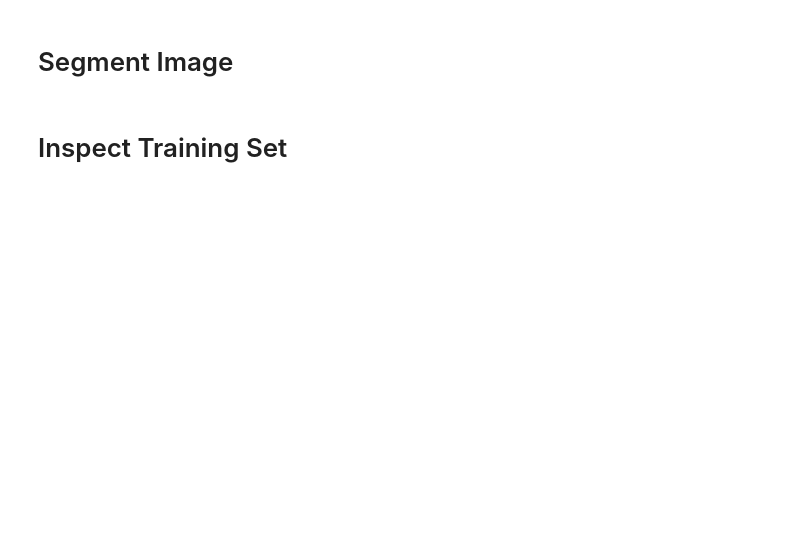
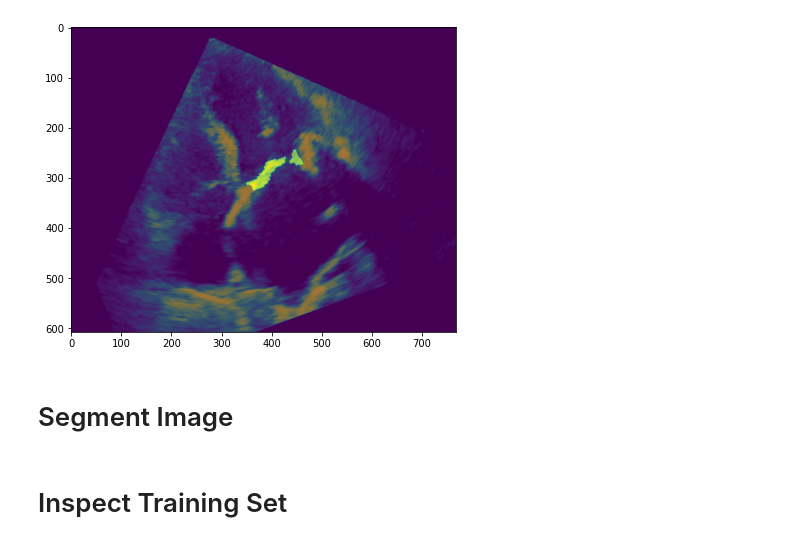
Before and after one commit to smueksch/advanced-machine-learning-tasks, a Jupyter notebook: task-3/u-net/u-net.ipynb, the cells around one changed output. Saved outputs shown, nothing was run; the diff lists cells and outputs as text; code cells hidden in the pictures; blank space fills up the shorter version.

```diff
--- a/task-3/u-net/u-net.ipynb
+++ b/task-3/u-net/u-net.ipynb
@@ -27,0 +306,3 @@ data_dir = os.path.join(os.pardir, 'data')
+# %%
+augmented_expert_train = load_zipped_pickle(os.path.join(os.pardir, 'data', 'augmented-expert-train.pkl'))
+augmented_expert_train
@@ -28,3 +327,19 @@ data_dir = os.path.join(os.pardir, 'data')
+# %%
+sample = 217
+fig, ax = plt.subplots(1, 1, figsize=(6,6))
+
+visualize_segmentation(
+    ax,
+    augmented_expert_train[sample]['frame'].numpy()[0,:,:],
+    augmented_expert_train[sample]['label'].numpy(),
+    segmentation_opacity=0.5
+)
+#ax.imshow(augmented_expert_train[sample]['box'].numpy(), alpha=0.25)
+
+plt.tight_layout()
+plt.show()
+# %% [output]
+[figure, added]
 # %% [markdown]
 # Segment Image
 # %%
```
Also changed, not shown: parts of 31 cells of this notebook, 8 other files.
